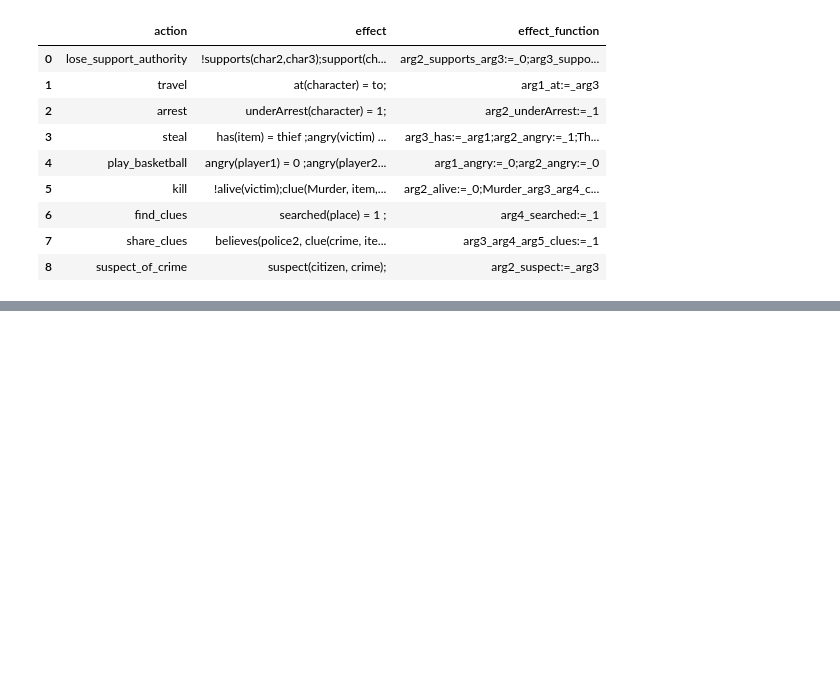
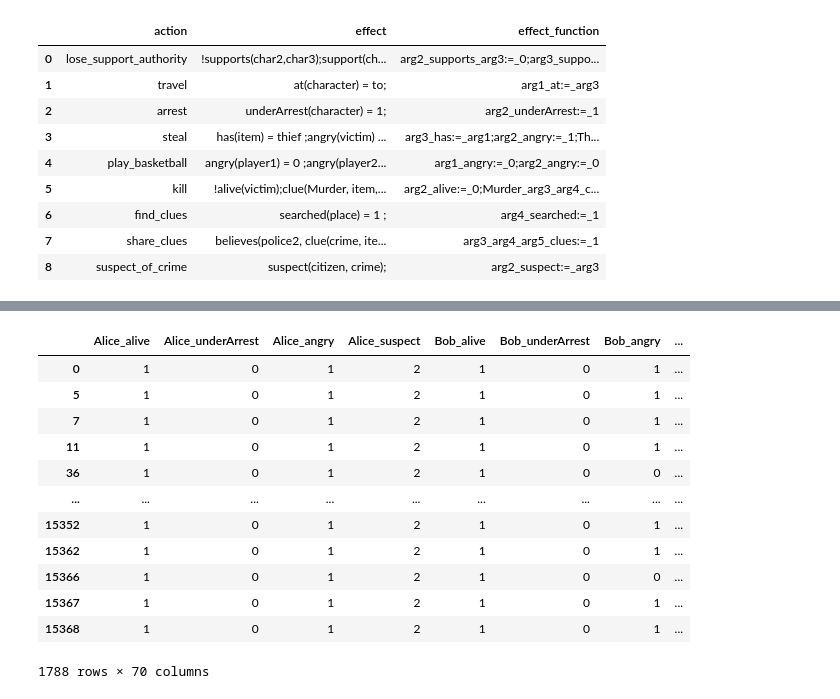
Before and after one commit to KacperBabiak/narrative_system, a Jupyter notebook: prototype/create_triggers.ipynb, the cells around one changed output, grey strips where cells are left out. Cells and saved outputs as stored; diff of their text form; code cells hidden in the pictures; blank space fills up the shorter version.

```diff
--- a/prototype/create_triggers.ipynb
+++ b/prototype/create_triggers.ipynb
@@ -146,0 +210,5 @@ df
+# %%
+
+df_extra =  pd.concat([df, df_equates], axis=1)
+# %%
+df=df_extra
@@ -222,2 +348,18 @@ X = df.drop('result',axis=1)
+# %%
+X
+# %% [output]
+|  | Alice_alive | Alice_underArrest | Alice_angry | Alice_suspect | Bob_alive | Bob_underArrest | Bob_angry | ... |
+| 0 | 1 | 0 | 1 | 2 | 1 | 0 | 1 | ... |
+| 5 | 1 | 0 | 1 | 2 | 1 | 0 | 1 | ... |
+| 7 | 1 | 0 | 1 | 2 | 1 | 0 | 1 | ... |
+| 11 | 1 | 0 | 1 | 2 | 1 | 0 | 1 | ... |
+| 36 | 1 | 0 | 1 | 2 | 1 | 0 | 0 | ... |
+| ... | ... | ... | ... | ... | ... | ... | ... | ... |
+| 15352 | 1 | 0 | 1 | 2 | 1 | 0 | 1 | ... |
+| 15362 | 1 | 0 | 1 | 2 | 1 | 0 | 1 | ... |
+| 15366 | 1 | 0 | 1 | 2 | 1 | 0 | 0 | ... |
+| 15367 | 1 | 0 | 1 | 2 | 1 | 0 | 1 | ... |
+| 15368 | 1 | 0 | 1 | 2 | 1 | 0 | 1 | ... |
+1788 rows × 70 columns
 # %%
 X_train, X_test, y_train, y_test = train_test_split(
```
Also changed, not shown: parts of 62 cells of this notebook, 43 other files.
